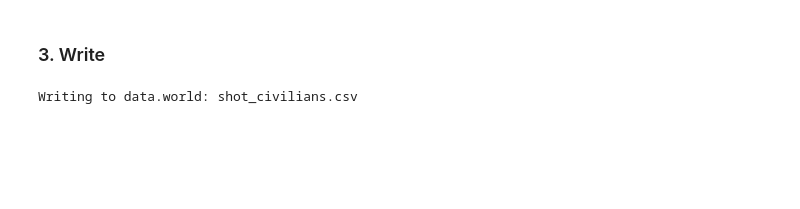
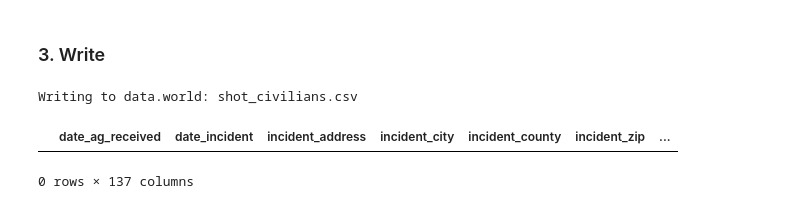
Before and after one commit to texas-justice-initiative/data-processing, a Jupyter notebook: data_cleaning/clean_ois_civilians_shot.ipynb, the cells around one changed output. Drawn from its saved outputs; the diff is of its cells as text; code cells hidden in the pictures; blank space fills up the shorter version.

Commit message:
Add name_full column to CDR and civilians-shot datasets

```diff
--- a/data_cleaning/clean_ois_civilians_shot.ipynb
+++ b/data_cleaning/clean_ois_civilians_shot.ipynb
@@ -446,3 +448,8 @@ shootings['num_rows_about_this_incident'] = num_records
+# %%
+s = shootings.civilian_name_first.fillna('') + ' ' + shootings.civilian_name_last.fillna('')
+s = s.apply(lambda s: ' '.join(s.strip().split()))
+s[s == ''] = np.nan
+shootings = insert_col_after(shootings, s, 'civilian_name_full', 'civilian_name_last')
 # %% [markdown]
 ### Re-order columns more sensibly
 * **Disclaimer**: This code is gross and probably an OCD attempt to make the final result look nice. Just destroy this cell if it proves too confusing or opaque.
@@ -506,3 +513,8 @@ with dw.open_remote_file(DTW_OIS_PROJECT, CLEANED_FILENAME) as w:
     shootings.to_csv(w, index=False)
 # %% [output]
 Writing to data.world: shot_civilians.csv
+# %%
+shootings[shootings.civilian_died & (shootings.civilian_name_full == '')]
+# %% [output]
+|  | date_ag_received | date_incident | incident_address | incident_city | incident_county | incident_zip | ... |
+0 rows × 137 columns
```
Also changed, not shown: parts of 4 cells of this notebook, 1 other file.
